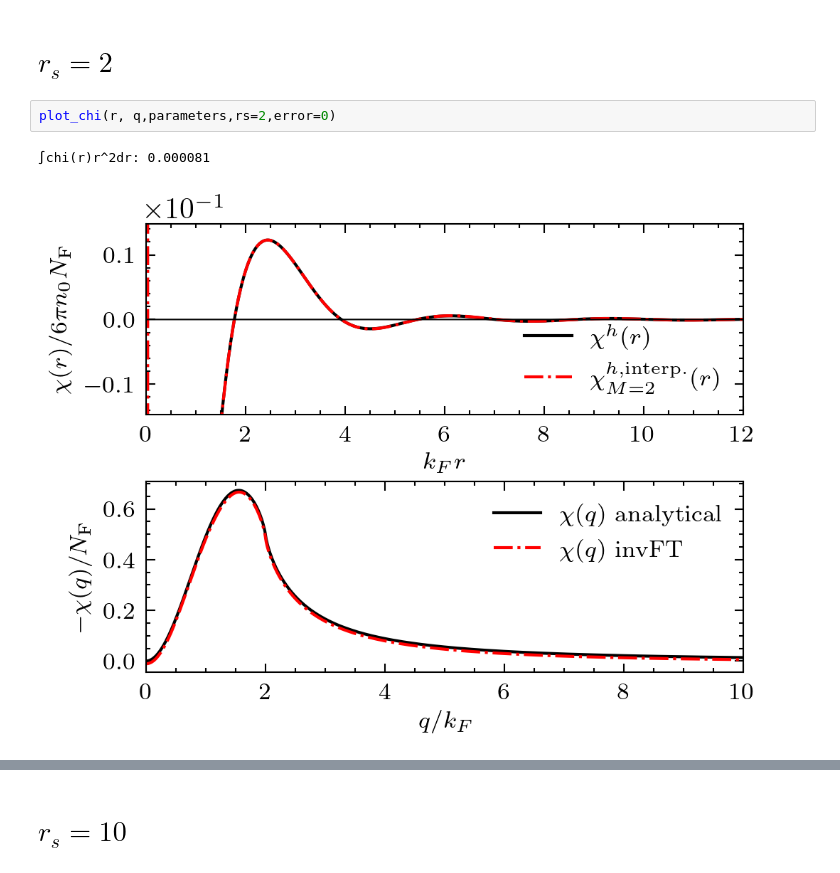
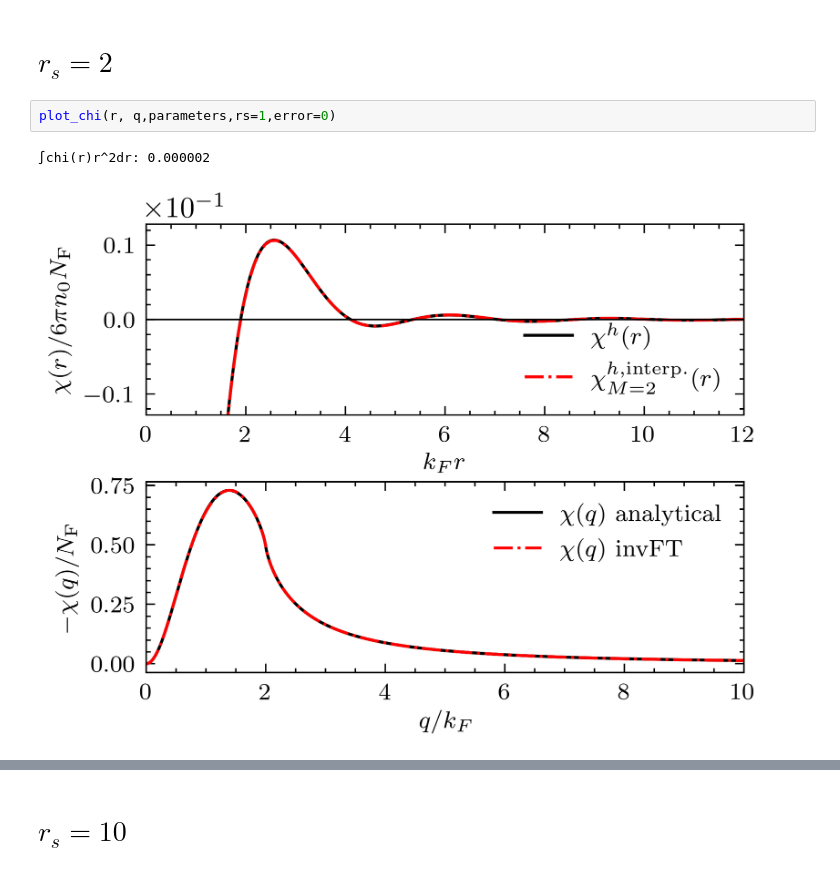
Before and after one commit to moegunes/chi_interpolation, a Jupyter notebook: check_chi.ipynb, the cells around one changed output, grey strips where cells are left out. Saved outputs shown, nothing was run; the diff lists cells and outputs as text.

```diff
--- a/check_chi.ipynb
+++ b/check_chi.ipynb
@@ -19,7 +16,7 @@ The autoreload extension is already loaded. To reload it, use:
 # %% [markdown]
 # $r_s = 2$
 # %%
-plot_chi(r, q,parameters,rs=2,error=0)
+plot_chi(r, q,parameters,rs=1,error=0)
 # %% [output]
-∫chi(r)r^2dr: 0.000081
+∫chi(r)r^2dr: 0.000002
-[figure, old version]
+[figure, new version]
```
Also changed, not shown: parts of 9 cells of this notebook.
